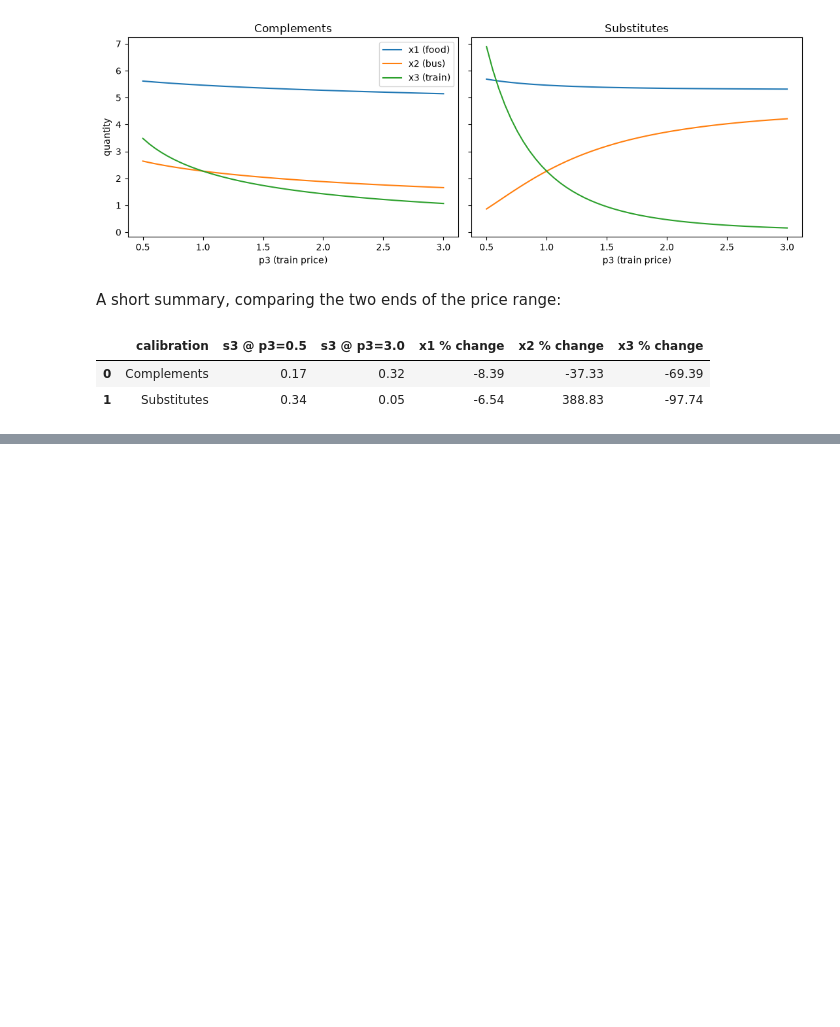
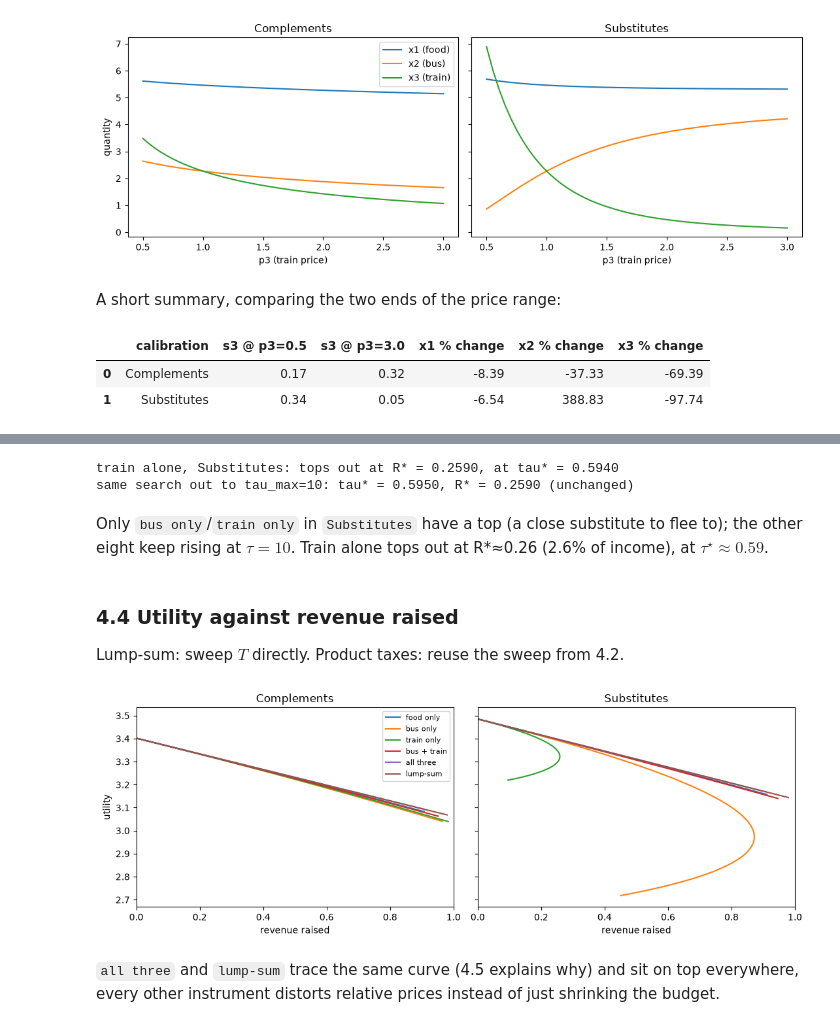
Before and after one commit to kcf539/Snake-Charmers-2, a Jupyter notebook: Model_project/ModProj_Notebook.ipynb, the cells around one changed output, grey strips where cells are left out. Drawn from its saved outputs; the diff is of its cells as text; code cells hidden in the pictures; blank space fills up the shorter version.

Commit message:
Data og model projekt

```diff
--- a/Model_project/ModProj_Notebook.ipynb
+++ b/Model_project/ModProj_Notebook.ipynb
@@ -757,0 +540,50 @@ Both calibrations respond smoothly, with no jumps. In `Complements`, `s2` and `s
+# %%
+row = df_tops[(df_tops.calibration == 'Substitutes') & (df_tops.instrument == 'train only')].iloc[0]
+print(f"train alone, Substitutes: tops out at R* = {row['R_star']:.4f}, at tau* = {row['tau_star']:.4f}")
+
+# checked further out too
+tau_star_wide, R_star_wide = governments['Substitutes'].max_revenue(goods=(3,), tau_max=10.0, N=2001)
+print(f"same search out to tau_max=10: tau* = {tau_star_wide:.4f}, R* = {R_star_wide:.4f} (unchanged)")
+# %% [output]
+train alone, Substitutes: tops out at R* = 0.2590, at tau* = 0.5940
+same search out to tau_max=10: tau* = 0.5950, R* = 0.2590 (unchanged)
+# %% [markdown]
+Only `bus only`/`train only` in `Substitutes` have a top (a close substitute to flee to); the other eight keep rising at $\tau=10$. Train alone tops out at R*≈0.26 (2.6% of income), at $\tau^\star\approx0.59$.
+# %% [markdown]
+### 4.4 Utility against revenue raised
+
+Lump-sum: sweep $T$ directly. Product taxes: reuse the sweep from 4.2.
+# %%
+T_vec = np.linspace(0, 8, 50)
+
+rows = []
+for name, gov in governments.items():
+    for T in T_vec:
+        R, u = gov.revenue_and_utility_lump_sum(T)
+        rows.append({'calibration': name, 'instrument': 'lump-sum', 'R': R, 'u': u})
+
+df_lumpsum = pd.DataFrame(rows)
+df_ru = pd.concat([df_tax[['calibration', 'instrument', 'R', 'u']], df_lumpsum], ignore_index=True)
+
+# zoom in on the revenue range that matters, and on where the curves actually differ
+zoomed = df_ru[df_ru.R <= 1.0]
+
+fig, axes = plt.subplots(1, 2, figsize=(11, 4), sharey=True)
+for ax, name in zip(axes, governments):
+    d = zoomed[zoomed.calibration == name]
+    for label in list(instruments) + ['lump-sum']:
+        dd = d[d.instrument == label]  # keep natural tau/T order, since R is not monotonic in tau
+        ax.plot(dd.R, dd.u, label=label)
+    ax.set_xlabel('revenue raised')
+    ax.set_xlim(0, 1.0)
+    ax.set_title(name)
+
+axes[0].set_ylim(zoomed.u.min() - 0.05, zoomed.u.max() + 0.05)
+axes[0].set_ylabel('utility')
+axes[0].legend(fontsize=8)
+plt.tight_layout()
+plt.show()
+# %% [output]
+[figure, added]
+# %% [markdown]
+`all three` and `lump-sum` trace the same curve (4.5 explains why) and sit on top everywhere, every other instrument distorts relative prices instead of just shrinking the budget.
```
Also changed, not shown: parts of 70 cells of this notebook.
